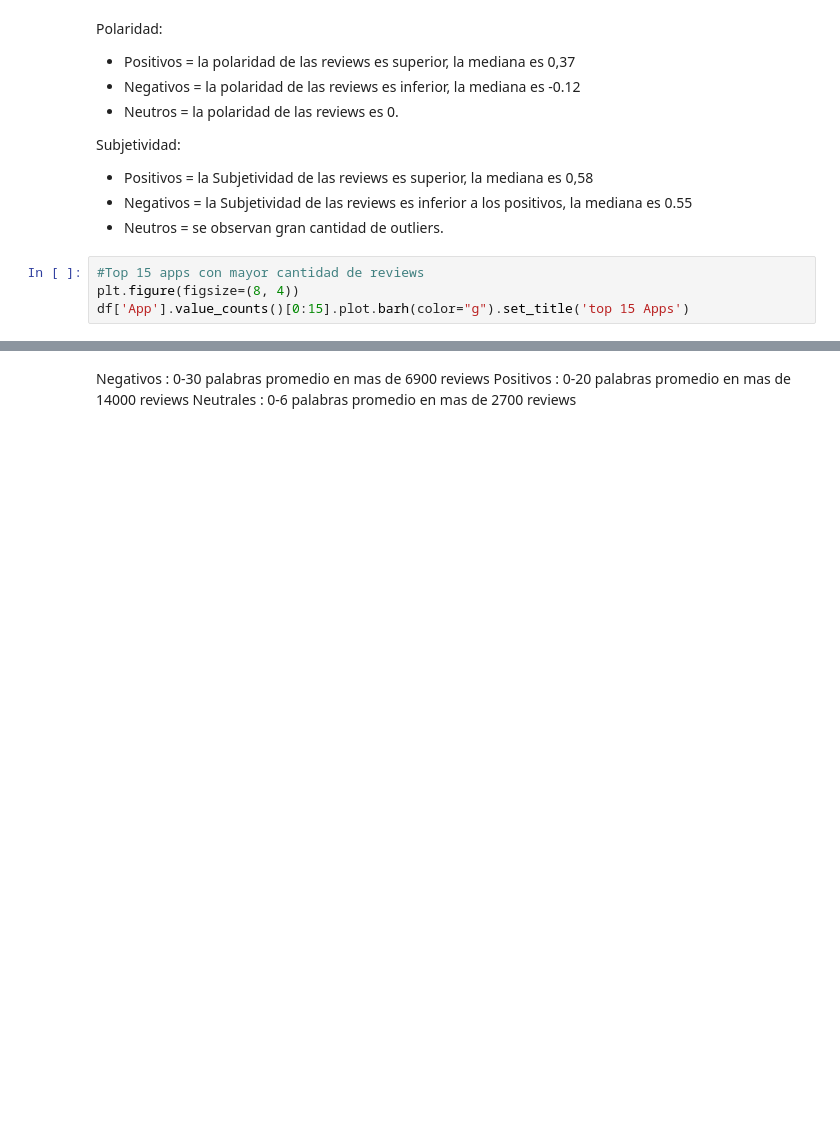
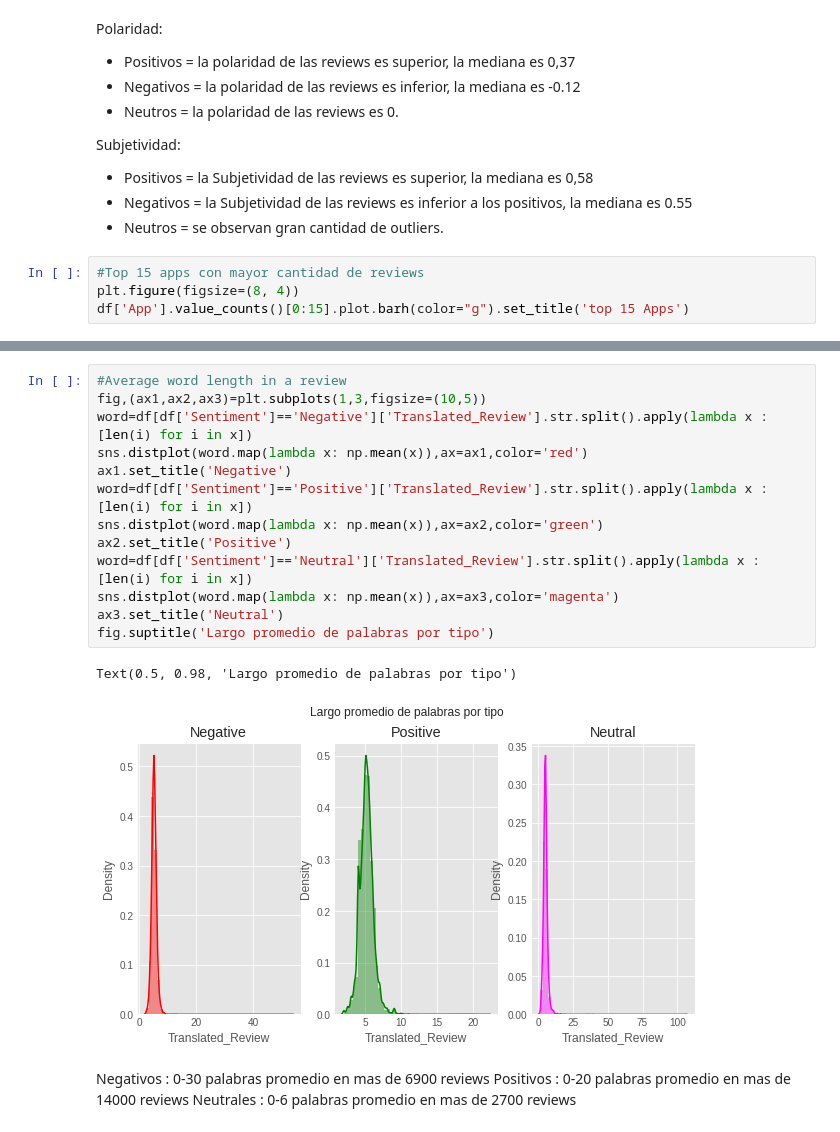
Before and after one commit to joseemaro/bdm_EvaluatingGoogleApps, a Jupyter notebook: tpfinal_reviews.ipynb, the cells around one changed output, grey strips where cells are left out. Saved outputs shown, nothing was run; the diff lists cells and outputs as text; blank space fills up the shorter version.

```diff
--- a/tpfinal_reviews.ipynb
+++ b/tpfinal_reviews.ipynb
@@ -181,3 +179,19 @@ plt.show()
+# %%
+#Average word length in a review
+fig,(ax1,ax2,ax3)=plt.subplots(1,3,figsize=(10,5))
+word=df[df['Sentiment']=='Negative']['Translated_Review'].str.split().apply(lambda x : [len(i) for i in x])
+sns.distplot(word.map(lambda x: np.mean(x)),ax=ax1,color='red')
+ax1.set_title('Negative')
+word=df[df['Sentiment']=='Positive']['Translated_Review'].str.split().apply(lambda x : [len(i) for i in x])
+sns.distplot(word.map(lambda x: np.mean(x)),ax=ax2,color='green')
+ax2.set_title('Positive')
+word=df[df['Sentiment']=='Neutral']['Translated_Review'].str.split().apply(lambda x : [len(i) for i in x])
+sns.distplot(word.map(lambda x: np.mean(x)),ax=ax3,color='magenta')
+ax3.set_title('Neutral')
+fig.suptitle('Largo promedio de palabras por tipo')
+# %% [output]
+Text(0.5, 0.98, 'Largo promedio de palabras por tipo')
+[figure, added]
 # %% [markdown]
 Negativos : 0-30 palabras promedio en  mas de 6900 reviews
 Positivos : 0-20 palabras promedio en  mas de 14000 reviews
```
Also changed, not shown: parts of 23 cells of this notebook.
